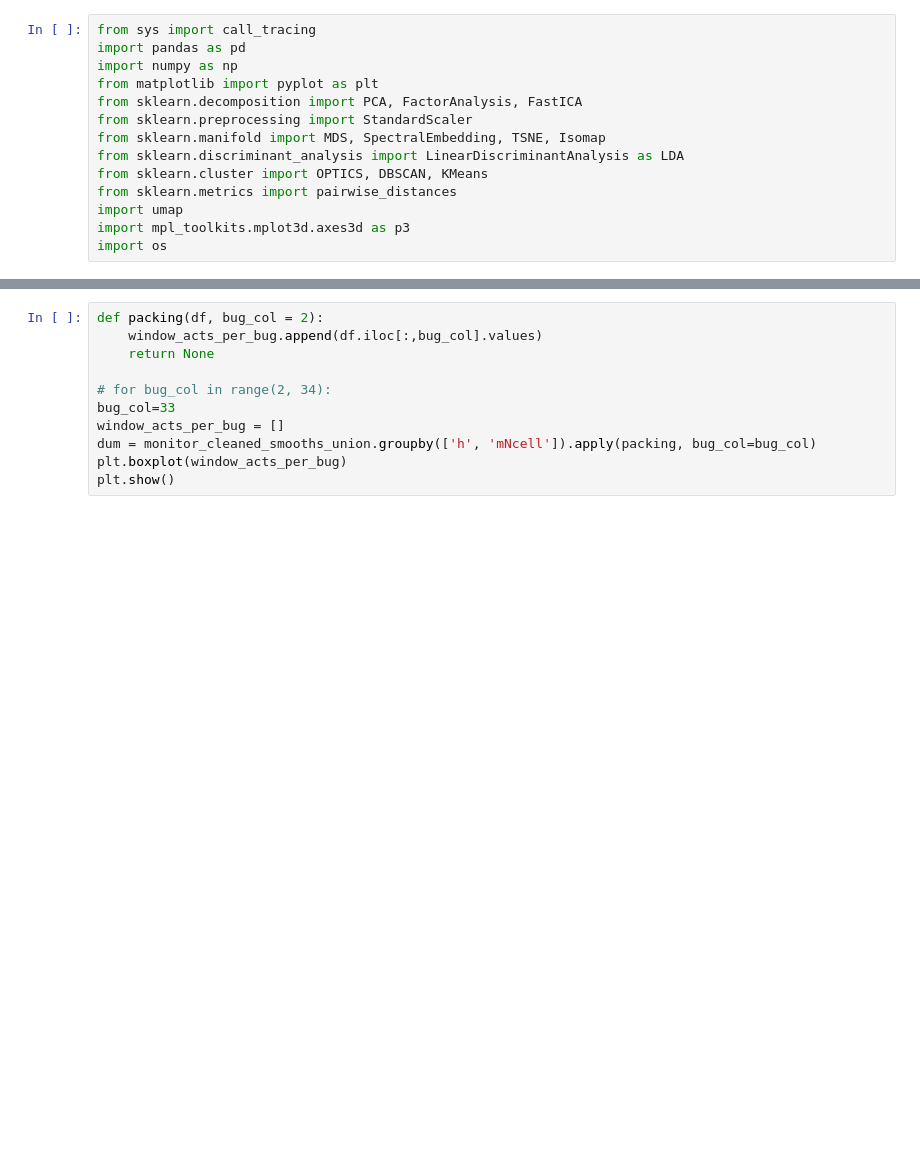
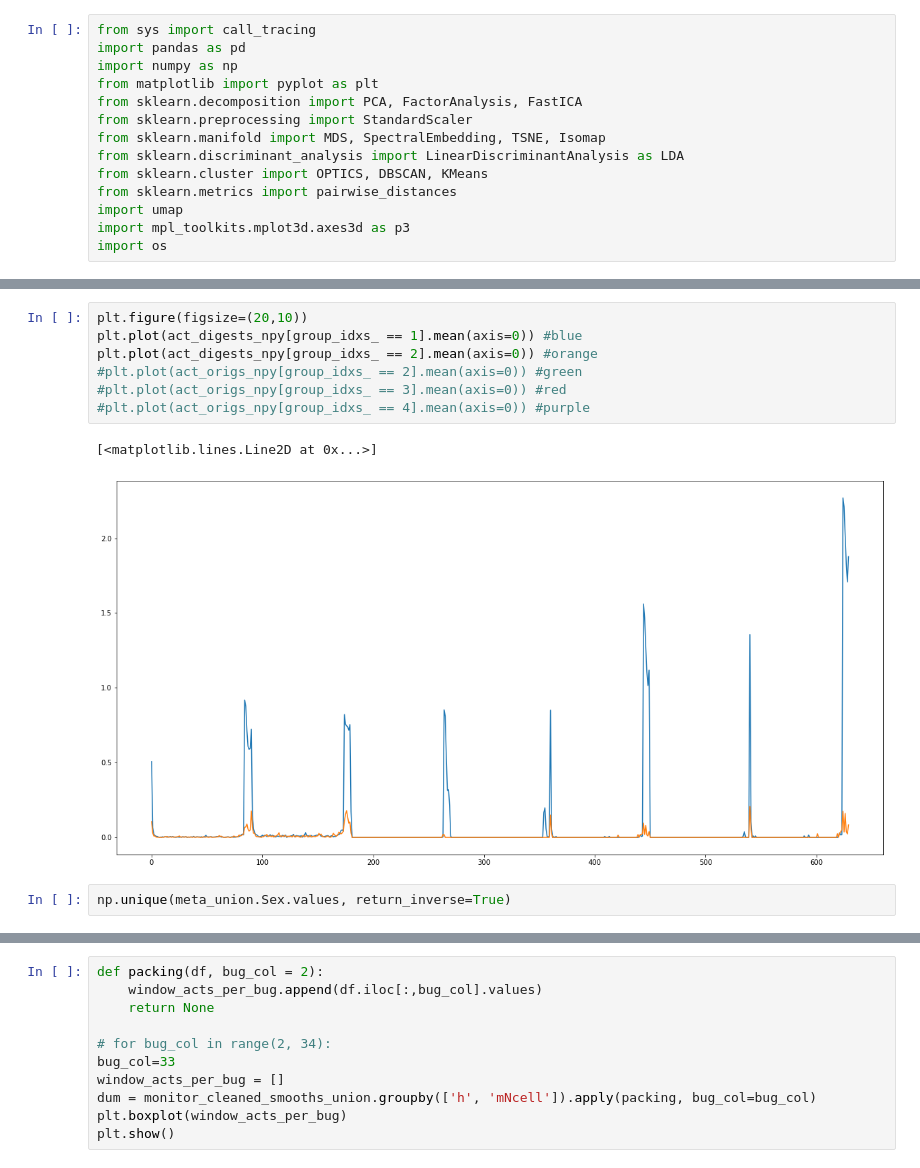
Before and after one commit to CLan2021/beetle, a Jupyter notebook: locomotor_activity/beetle-loc-analysis.ipynb, the cells around one changed output, grey strips where cells are left out. Cells and saved outputs as stored; diff of their text form; blank space fills up the shorter version.

Commit message:
edited notebook file and meta dataset

```diff
--- a/locomotor_activity/beetle-loc-analysis.ipynb
+++ b/locomotor_activity/beetle-loc-analysis.ipynb
@@ -188,0 +253,12 @@ meta_union.columns
+# %%
+plt.figure(figsize=(20,10))
+plt.plot(act_digests_npy[group_idxs_ == 1].mean(axis=0)) #blue
+plt.plot(act_digests_npy[group_idxs_ == 2].mean(axis=0)) #orange
+#plt.plot(act_origs_npy[group_idxs_ == 2].mean(axis=0)) #green
+#plt.plot(act_origs_npy[group_idxs_ == 3].mean(axis=0)) #red
+#plt.plot(act_origs_npy[group_idxs_ == 4].mean(axis=0)) #purple
+# %% [output]
+[<matplotlib.lines.Line2D at 0x...>]
+[figure, added]
+# %%
+np.unique(meta_union.Sex.values, return_inverse=True)
```
Also changed, not shown: parts of 43 cells of this notebook, 1 other file.
